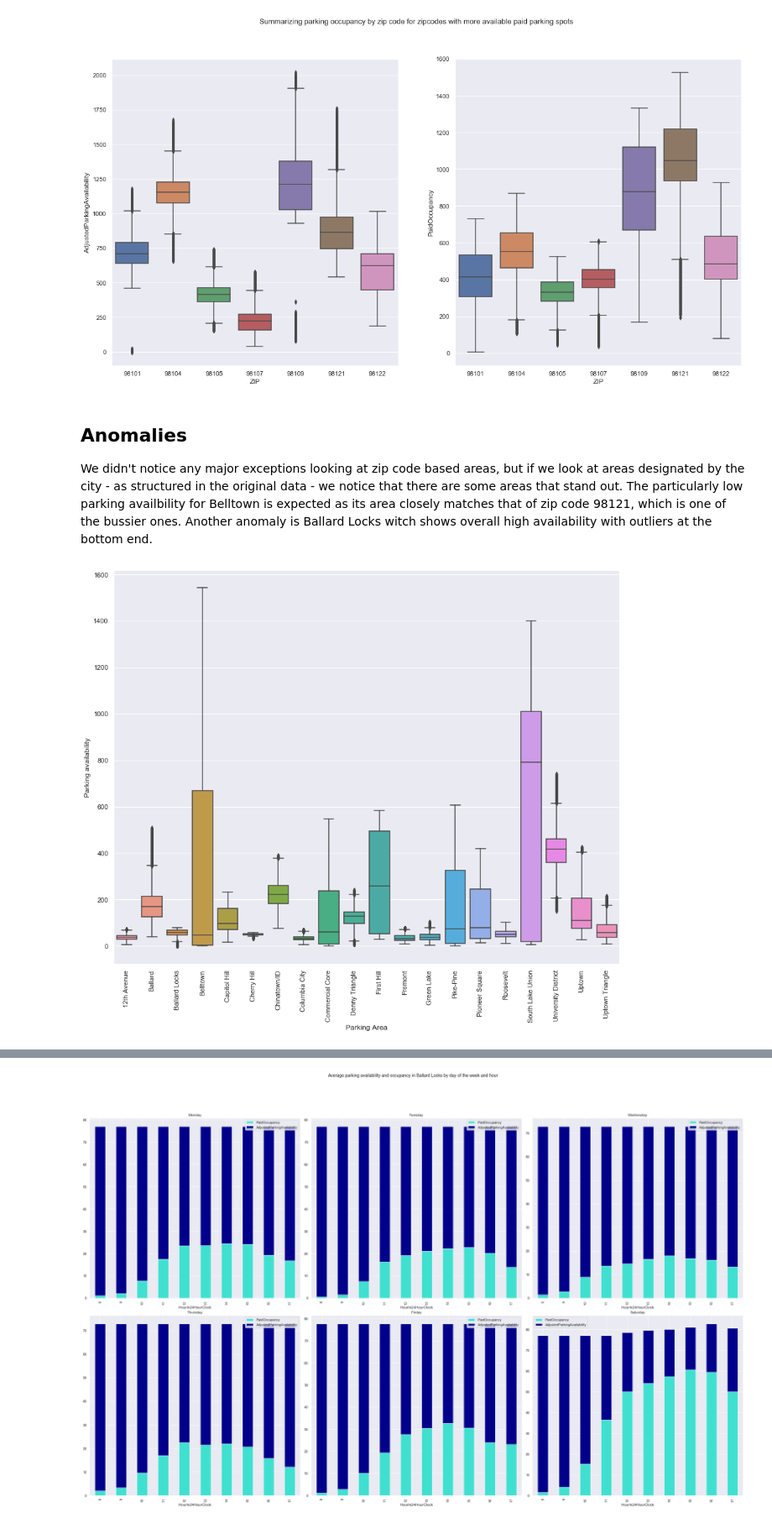
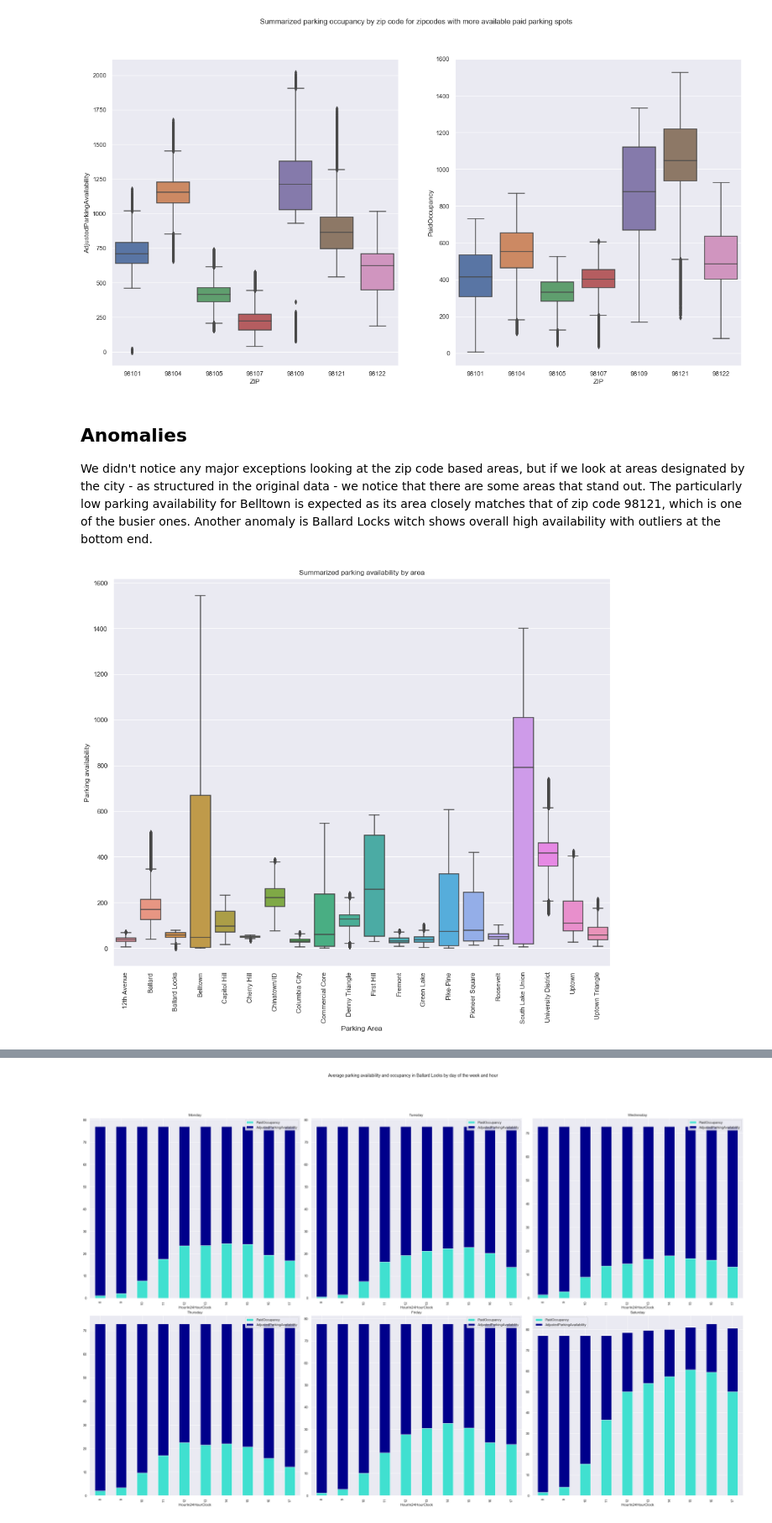
Before and after one commit to monikakrajnc/Capstone-Project-1, a Jupyter notebook: Data Story.ipynb, the cells around one changed output, grey strips where cells are left out. Shown at 84% size. Cells and saved outputs as stored; diff of their text form; code cells hidden in the pictures.

```diff
--- a/Data Story.ipynb
+++ b/Data Story.ipynb
@@ -316,15 +318,16 @@ plt.show()
 # %% [markdown]
 ## Anomalies
 
-We didn't notice any major exceptions looking at zip code based areas, but if we look at areas designated by the city - as structured in the original data - we notice that there are some areas that stand out. The particularly low parking availbility for Belltown is expected as its area closely matches that of zip code 98121, which is one of the bussier ones. Another anomaly is Ballard Locks witch shows overall high availability with outliers at the bottom end.
+We didn't notice any major exceptions looking at the zip code based areas, but if we look at areas designated by the city - as structured in the original data - we notice that there are some areas that stand out. The particularly low parking availability for Belltown is expected as its area closely matches that of zip code 98121, which is one of the busier ones. Another anomaly is Ballard Locks witch shows overall high availability with outliers at the bottom end.
 # %%
 # create a box plot of parking availability, group by parking area
 plt.figure(figsize=(15,12))
 _ = sns.boxplot(x='PaidParkingArea', y='AdjustedParkingAvailability', data=data_groupby_parking_area)
 _ = plt.xlabel('Parking Area')
 _ = plt.ylabel('Parking availability')
 _ = plt.xticks(rotation=90)
+_ = plt.title('Summarized parking availability by area')
 plt.show()
 # %% [output]
-[figure, old version]
+[figure, new version]
 # %% [markdown]
```
Also changed, not shown: parts of 18 cells of this notebook.
